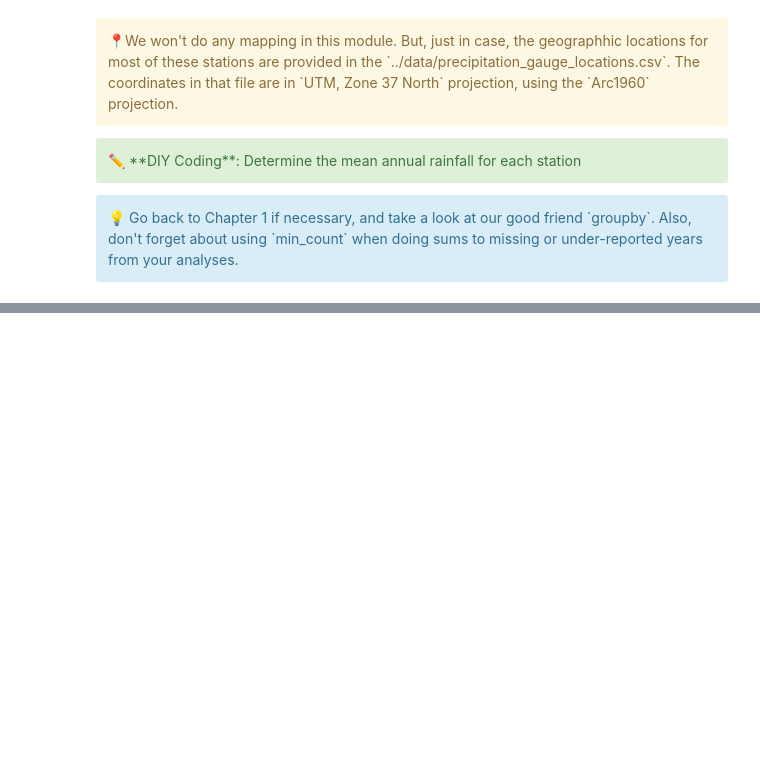
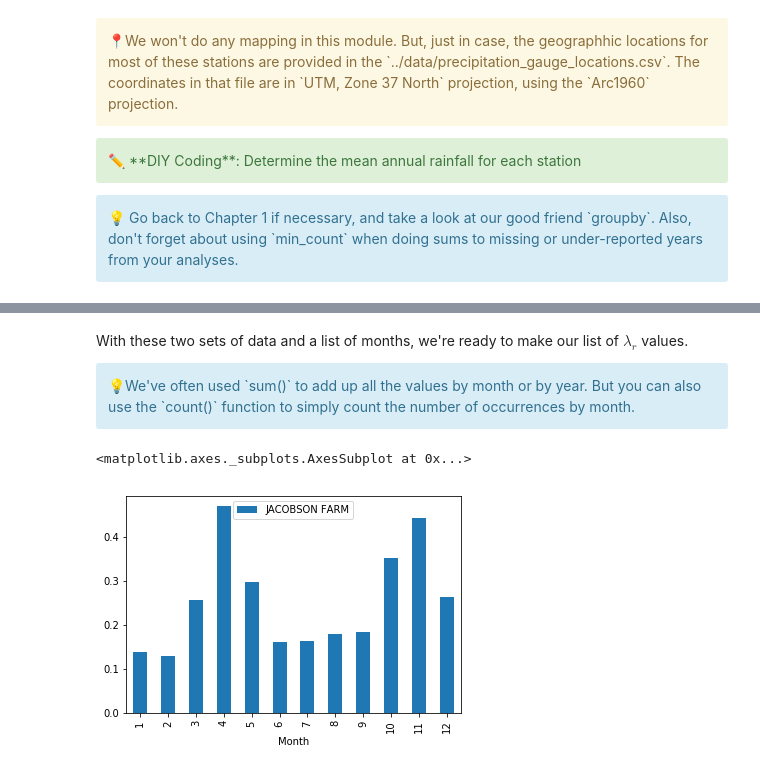
Before and after one commit to ecohydro/RidgeToReef, a Jupyter notebook: chapters/Chapter 2.ipynb, the cells around one changed output, grey strips where cells are left out. Cells and saved outputs as stored; diff of their text form; code cells hidden in the pictures; blank space fills up the shorter version.

```diff
--- a/chapters/Chapter 2.ipynb
+++ b/chapters/Chapter 2.ipynb
@@ -219,0 +291,8 @@ Length: 80, dtype: float64
+# %%
+# First, find all the rows in the data where it rained and group by month.
+rain_days = rainfall.loc[rainfall[station] > 0]
+
+# Find all locations in the data where an observation was made.
+all_days = rainfall.loc[rainfall[station] >= 0]
+
+rain_days.head()
@@ -219,0 +307,13 @@ Length: 80, dtype: float64
+# %% [markdown]
+With these two sets of data and a list of months, we're ready to make our list of $\lambda_r$ values.
+
+<div class="alert alert-info">💡We've often used `sum()` to add up all the values by month or by year. But you can also use the `count()` function to simply count the number of occurrences by month.</div>
+# %%
+lambda_by_month = (
+    rain_days.groupby('Month')[station].count() /
+    all_days.groupby('Month')[station].count()
+    )
+pd.DataFrame(lambda_by_month).plot.bar()
+# %% [output]
+<matplotlib.axes._subplots.AxesSubplot at 0x...>
+[figure, added]
```
Also changed, not shown: parts of 29 cells of this notebook.
